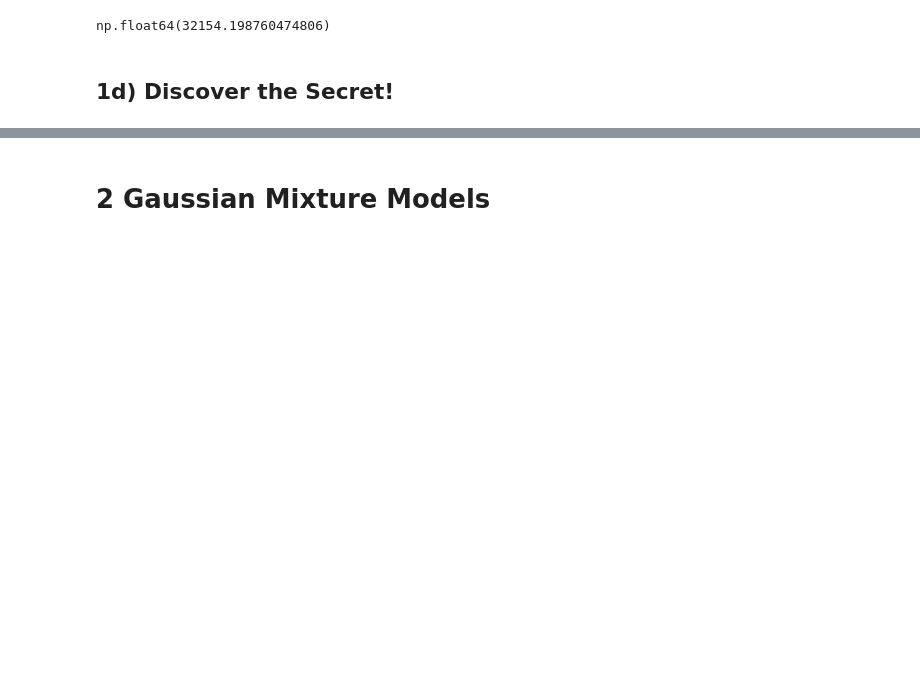
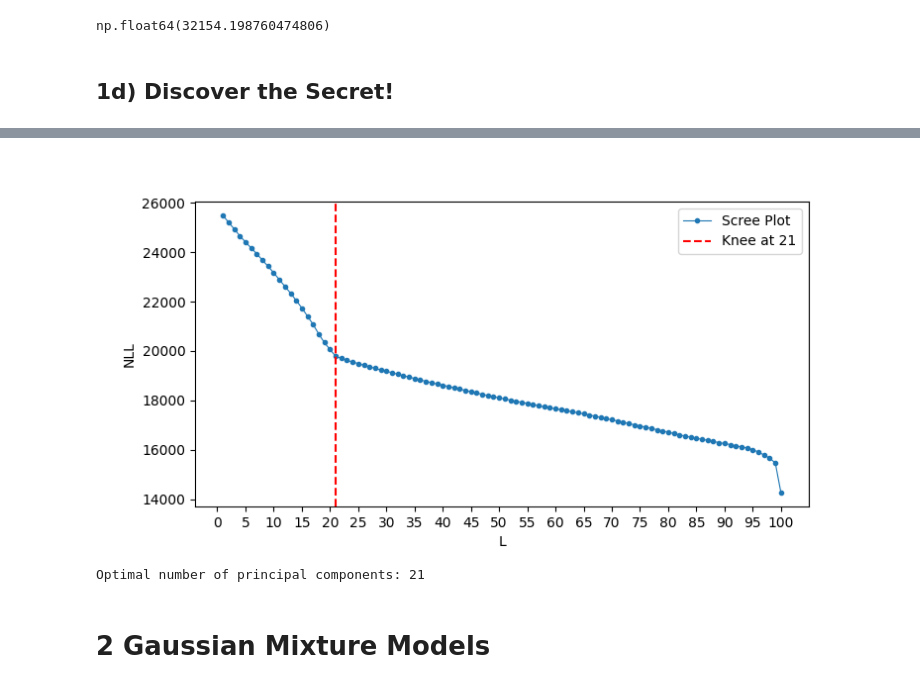
Before and after one commit to abisliouk/-IE675b-machine-learning, a Jupyter notebook: Assignment_4/a04-lvm-liza-task1.ipynb, the cells around one changed output, grey strips where cells are left out. Saved outputs shown, nothing was run; the diff lists cells and outputs as text; code cells hidden in the pictures; blank space fills up the shorter version.

```diff
--- a/Assignment_4/a04-lvm-liza-task1.ipynb
+++ b/Assignment_4/a04-lvm-liza-task1.ipynb
@@ -253,3 +270,29 @@ X = np.loadtxt("data/secret_ppca.csv", delimiter=",")
+# %%
+from kneed import KneeLocator
+
+# applyting KneeLocator to find the "elbow"
+knee = KneeLocator(
+    range(1, len(nll) + 1),
+    nll,
+    curve="convex",
+    direction="decreasing"
+)
+# plotting the Scree plot with the detected knee point
+plt.figure(figsize=(8, 4))
+
+plt.plot(range(1, len(nll) + 1), nll, marker='.', linewidth = 0.8, label="Scree Plot")
+plt.axvline(x=knee.knee, color = 'r', linestyle='--', label=f'Knee at {knee.knee}')
+xticks = np.arange(0, len(nll)+1, 5)
+plt.xticks(xticks)
+plt.xlabel('L')
+plt.ylabel('NLL')
+plt.legend()
+plt.show()
+
+print(f"Optimal number of principal components: {knee.knee}")
+# %% [output]
+[figure, added]
+Optimal number of principal components: 21
 # %%
 # Determine a suitable choice of L using validation data.
 split = len(X) * 3 // 4
```
Also changed, not shown: parts of 1 cell of this notebook.
